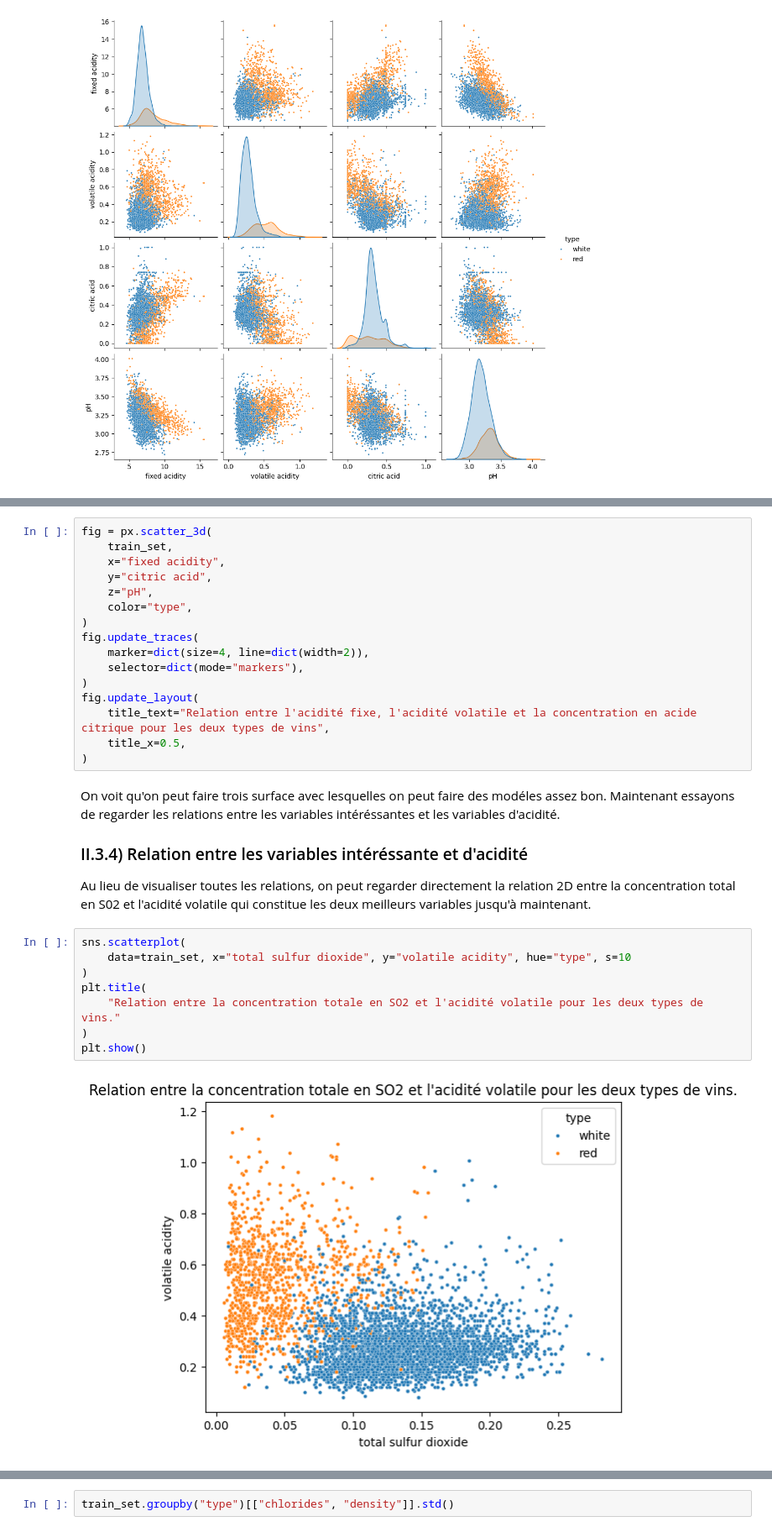
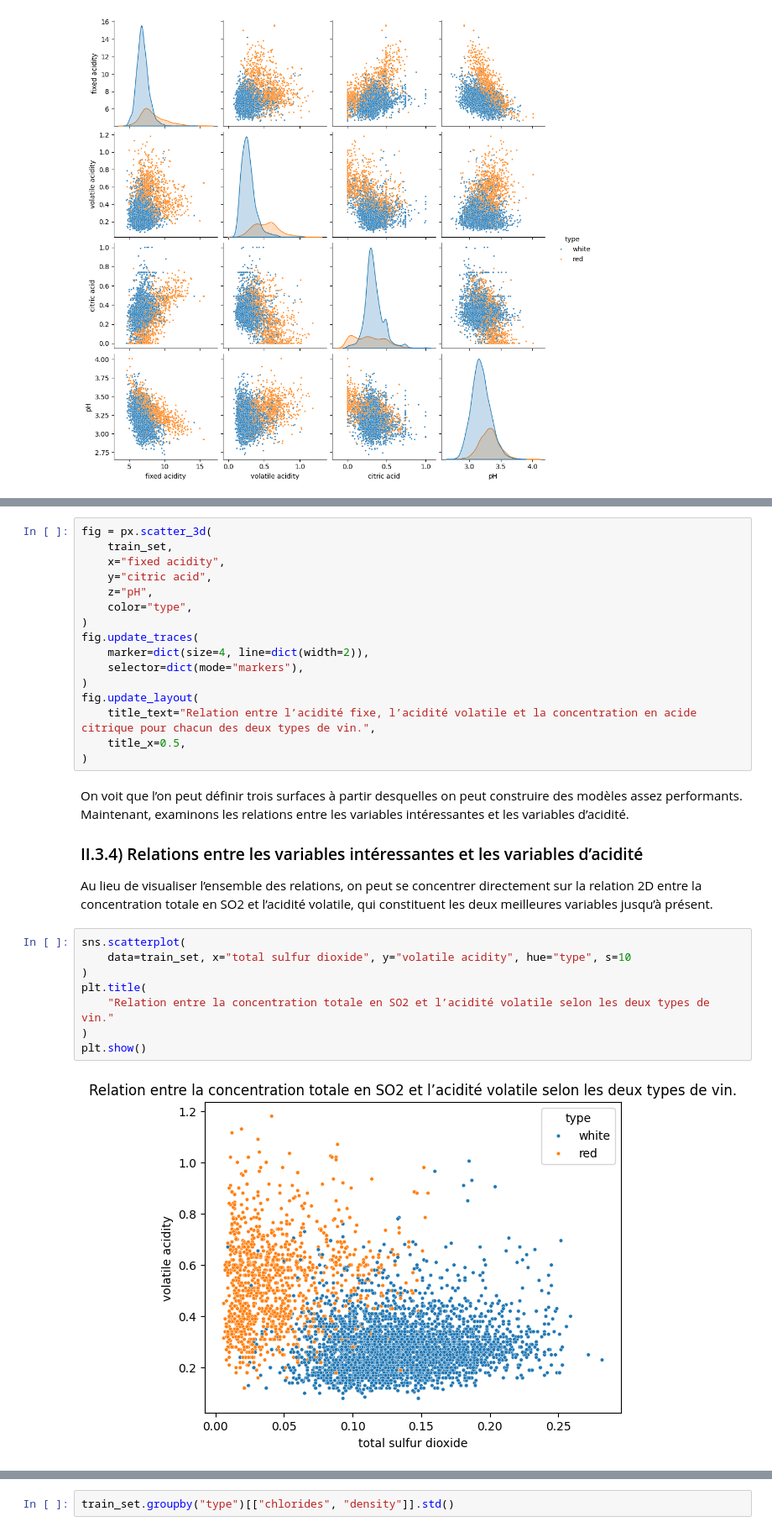
Before and after one commit to fmazur57u/WineTypePrediction, a Jupyter notebook: winePredictionType.ipynb, the cells around one changed output, grey strips where cells are left out. Shown at 84% size. Drawn from its saved outputs; the diff is of its cells as text.

```diff
--- a/winePredictionType.ipynb
+++ b/winePredictionType.ipynb
@@ -816,23 +794,23 @@ fig.update_traces(
     selector=dict(mode="markers"),
 )
 fig.update_layout(
-    title_text="Relation entre l'acidité fixe, l'acidité volatile et la concentration en acide citrique pour les deux types de vins",
+    title_text="Relation entre l’acidité fixe, l’acidité volatile et la concentration en acide citrique pour chacun des deux types de vin.",
     title_x=0.5,
 )
 # %% [markdown]
-On voit qu'on peut faire trois surface avec lesquelles on peut faire des modéles assez bon. Maintenant essayons de regarder les relations entre les variables intéréssantes et les variables d'acidité.
+On voit que l’on peut définir trois surfaces à partir desquelles on peut construire des modèles assez performants. Maintenant, examinons les relations entre les variables intéressantes et les variables d’acidité.
 
-### II.3.4) Relation entre les variables intéréssante et d'acidité
+### II.3.4) Relations entre les variables intéressantes et les variables d’acidité
 
-Au lieu de visualiser toutes les relations, on peut regarder directement la relation 2D entre la concentration total en S02 et l'acidité volatile qui constitue les deux meilleurs variables jusqu'à maintenant.
+Au lieu de visualiser l’ensemble des relations, on peut se concentrer directement sur la relation 2D entre la concentration totale en SO2 et l’acidité volatile, qui constituent les deux meilleures variables jusqu’à présent.
 # %%
 sns.scatterplot(
     data=train_set, x="total sulfur dioxide", y="volatile acidity", hue="type", s=10
 )
 plt.title(
-    "Relation entre la concentration totale en SO2 et l'acidité volatile pour les deux types de vins."
+    "Relation entre la concentration totale en SO2 et l’acidité volatile selon les deux types de vin."
 )
 plt.show()
 # %% [output]
-[figure, old version]
+[figure, new version]
 # %% [markdown]
```
Also changed, not shown: parts of 61 cells of this notebook.
